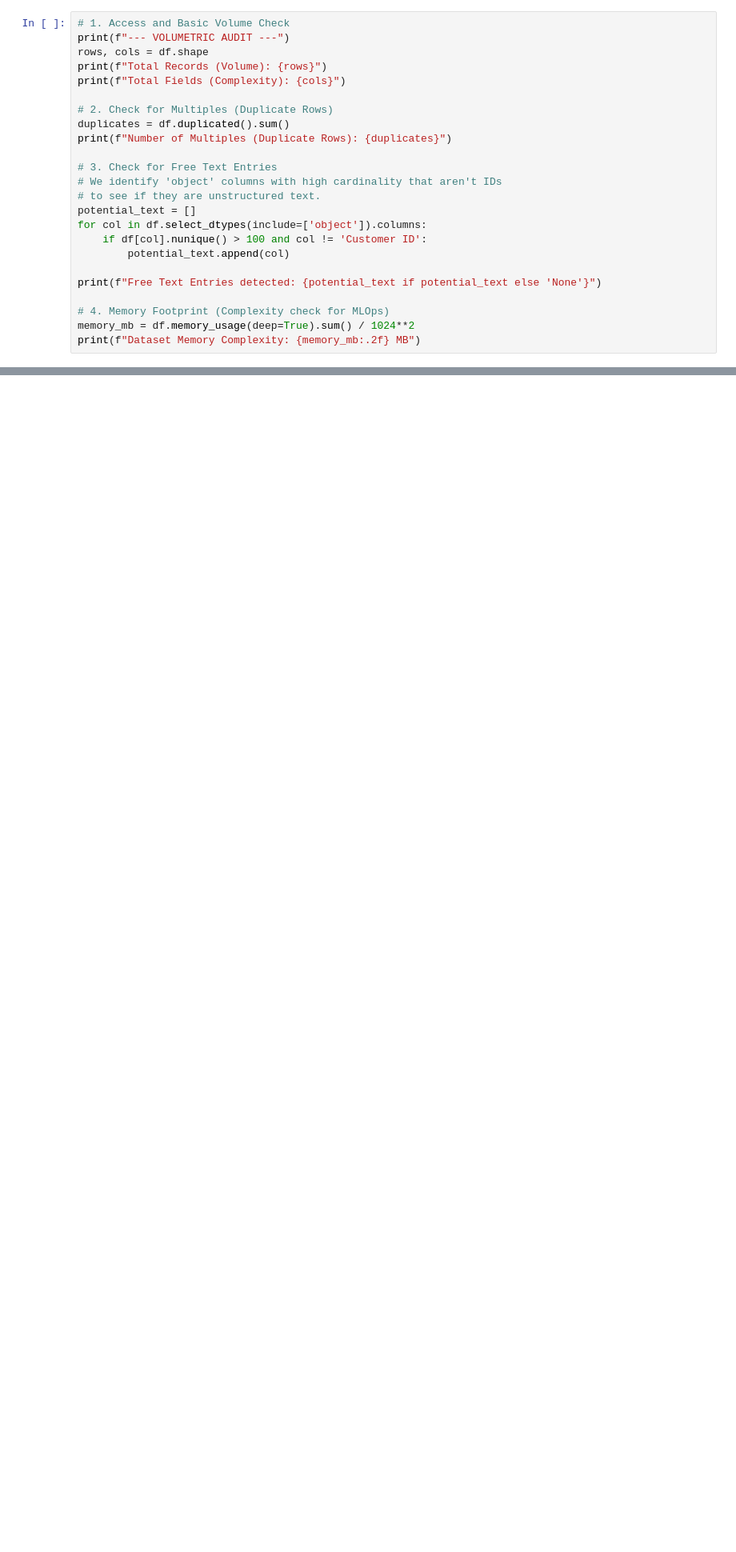
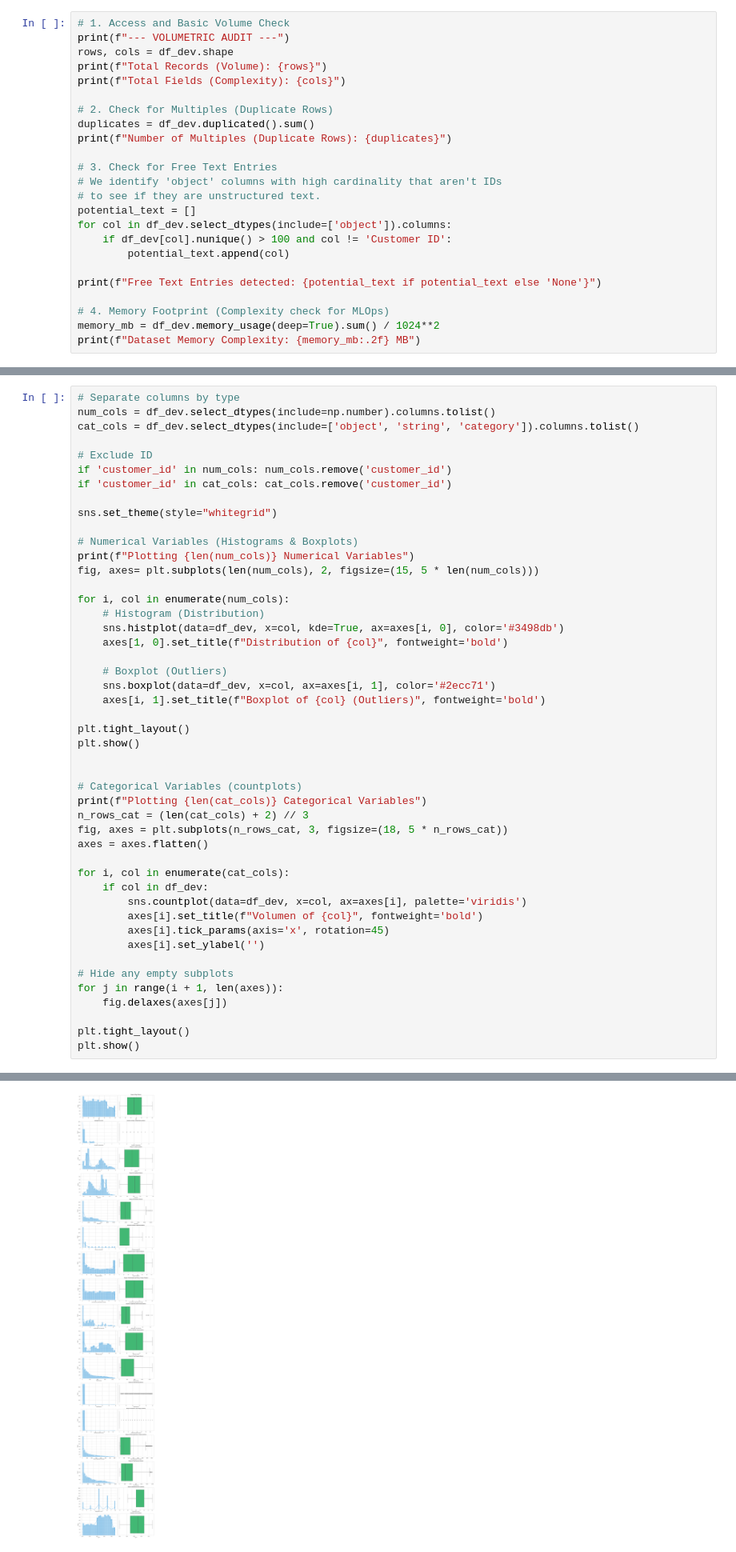
Before and after one commit to davip25/churn-arp, a Jupyter notebook: notebooks/f2-01_data-understanding_churn-arp.ipynb, the cells around one changed output, grey strips where cells are left out. Shown at 80% size. Drawn from its saved outputs; the diff is of its cells as text; blank space fills up the shorter version.

```diff
--- a/notebooks/f2-01_data-understanding_churn-arp.ipynb
+++ b/notebooks/f2-01_data-understanding_churn-arp.ipynb
@@ -317,26 +301,26 @@ This script performs the mathematical verification of the points above. In an ML
 # %%
 # 1. Access and Basic Volume Check
 print(f"--- VOLUMETRIC AUDIT ---")
-rows, cols = df.shape
+rows, cols = df_dev.shape
 print(f"Total Records (Volume): {rows}")
 print(f"Total Fields (Complexity): {cols}")
 
 # 2. Check for Multiples (Duplicate Rows)
-duplicates = df.duplicated().sum()
+duplicates = df_dev.duplicated().sum()
 print(f"Number of Multiples (Duplicate Rows): {duplicates}")
 
 # 3. Check for Free Text Entries
 # We identify 'object' columns with high cardinality that aren't IDs
 # to see if they are unstructured text.
 potential_text = []
-for col in df.select_dtypes(include=['object']).columns:
-    if df[col].nunique() > 100 and col != 'Customer ID':
+for col in df_dev.select_dtypes(include=['object']).columns:
+    if df_dev[col].nunique() > 100 and col != 'Customer ID':
         potential_text.append(col)
 
 print(f"Free Text Entries detected: {potential_text if potential_text else 'None'}")
 
 # 4. Memory Footprint (Complexity check for MLOps)
-memory_mb = df.memory_usage(deep=True).sum() / 1024**2
+memory_mb = df_dev.memory_usage(deep=True).sum() / 1024**2
 print(f"Dataset Memory Complexity: {memory_mb:.2f} MB")
 # %% [output]
 --- VOLUMETRIC AUDIT ---
@@ -468,0 +334,48 @@ display(HTML(f"<div class='scrollable-table'>{master_report_v2.to_html()}</div>"
+# %%
+# Separate columns by type
+num_cols = df_dev.select_dtypes(include=np.number).columns.tolist()
+cat_cols = df_dev.select_dtypes(include=['object', 'string', 'category']).columns.tolist()
+
+# Exclude ID
+if 'customer_id' in num_cols: num_cols.remove('customer_id')
+if 'customer_id' in cat_cols: cat_cols.remove('customer_id')
+
+sns.set_theme(style="whitegrid")
+
+# Numerical Variables (Histograms & Boxplots)
+print(f"Plotting {len(num_cols)} Numerical Variables")
+fig, axes= plt.subplots(len(num_cols), 2, figsize=(15, 5 * len(num_cols)))
+
+for i, col in enumerate(num_cols):
+    # Histogram (Distribution)
+    sns.histplot(data=df_dev, x=col, kde=True, ax=axes[i, 0], color='#3498db')
+    axes[1, 0].set_title(f"Distribution of {col}", fontweight='bold')
+
+    # Boxplot (Outliers)
+    sns.boxplot(data=df_dev, x=col, ax=axes[i, 1], color='#2ecc71')
+    axes[i, 1].set_title(f"Boxplot of {col} (Outliers)", fontweight='bold')
+
+plt.tight_layout()
+plt.show()
+
+
+# Categorical Variables (countplots)
+print(f"Plotting {len(cat_cols)} Categorical Variables")
+n_rows_cat = (len(cat_cols) + 2) // 3
+fig, axes = plt.subplots(n_rows_cat, 3, figsize=(18, 5 * n_rows_cat))
+axes = axes.flatten()
+
+for i, col in enumerate(cat_cols):
+    if col in df_dev:
+        sns.countplot(data=df_dev, x=col, ax=axes[i], palette='viridis')
+        axes[i].set_title(f"Volumen of {col}", fontweight='bold')
+        axes[i].tick_params(axis='x', rotation=45)
+        axes[i].set_ylabel('')
+
+# Hide any empty subplots
+for j in range(i + 1, len(axes)):
+    fig.delaxes(axes[j])
+
+plt.tight_layout()
+plt.show()
+# %% [output]
@@ -468,0 +383 @@ display(HTML(f"<div class='scrollable-table'>{master_report_v2.to_html()}</div>"
+[figure, added]
```
Also changed, not shown: parts of 100 cells of this notebook, 1 other file.
